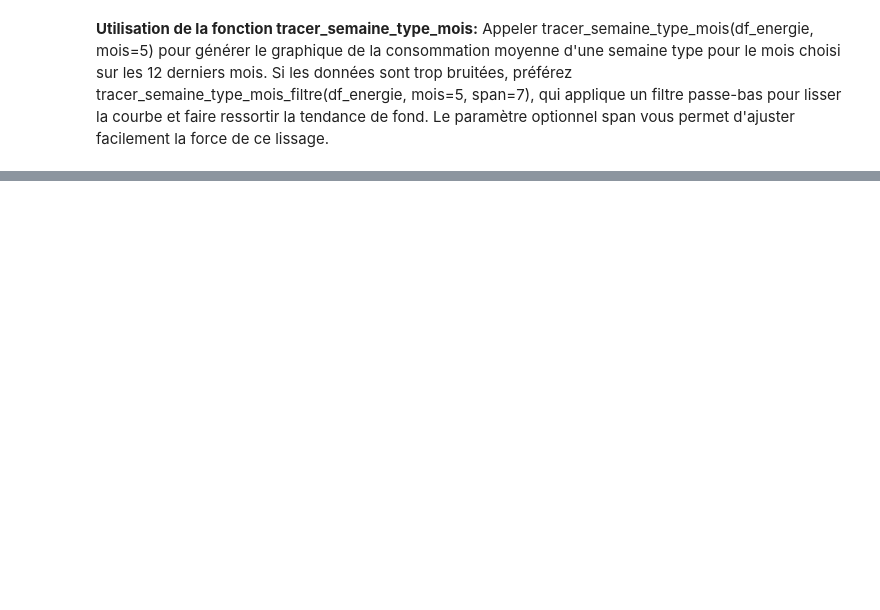
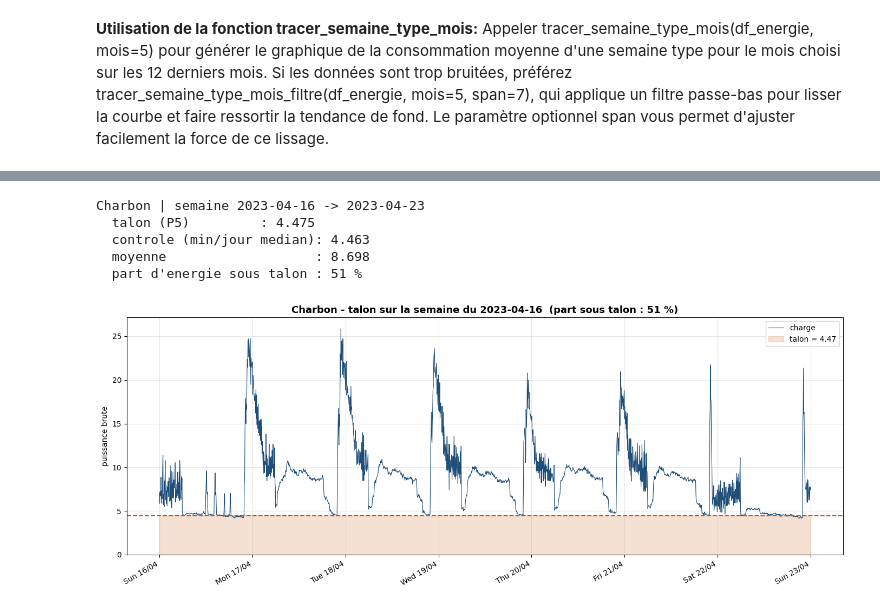
Before and after one commit to Martinks28/Hackaton-Analyse-courbe-de-charge, a Jupyter notebook: affichage des courbes de charge.ipynb, the cells around one changed output, grey strips where cells are left out. Drawn from its saved outputs; the diff is of its cells as text; code cells hidden in the pictures; blank space fills up the shorter version.

```diff
--- a/affichage des courbes de charge.ipynb
+++ b/affichage des courbes de charge.ipynb
@@ -73,0 +83,9 @@ tracer(df, echelle="semaine", debut = "2023-06-05")
+# %%
+tracer_talon(Charbon)
+# %% [output]
+Charbon | semaine 2023-04-16 -> 2023-04-23
+  talon (P5)         : 4.475
+  controle (min/jour median): 4.463
+  moyenne                   : 8.698
+  part d'energie sous talon : 51 %
+[figure, added]
```
Also changed, not shown: parts of 7 cells of this notebook, 2 other files.
